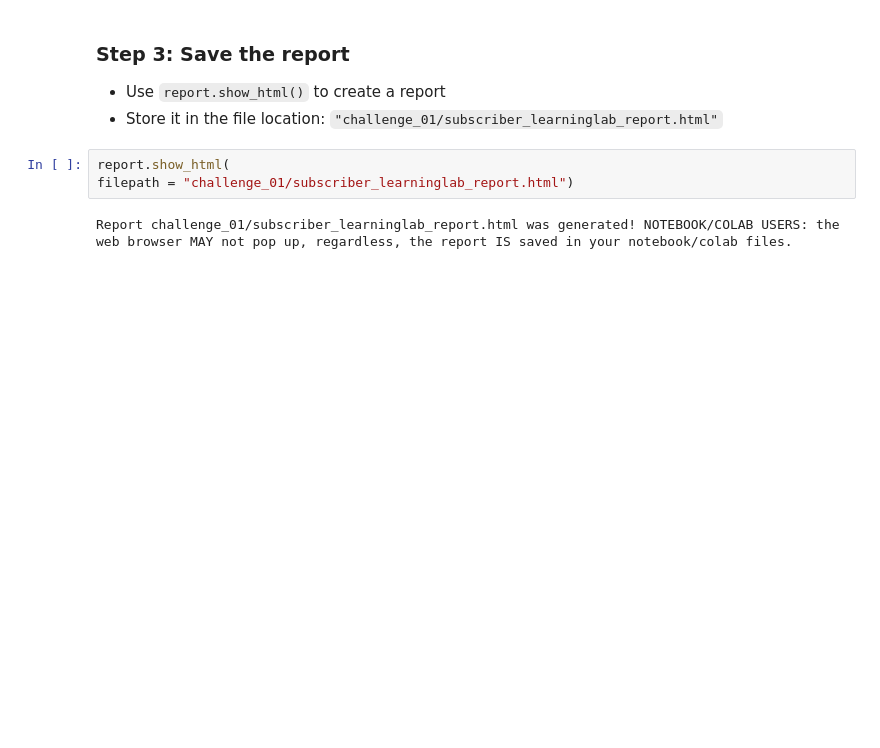
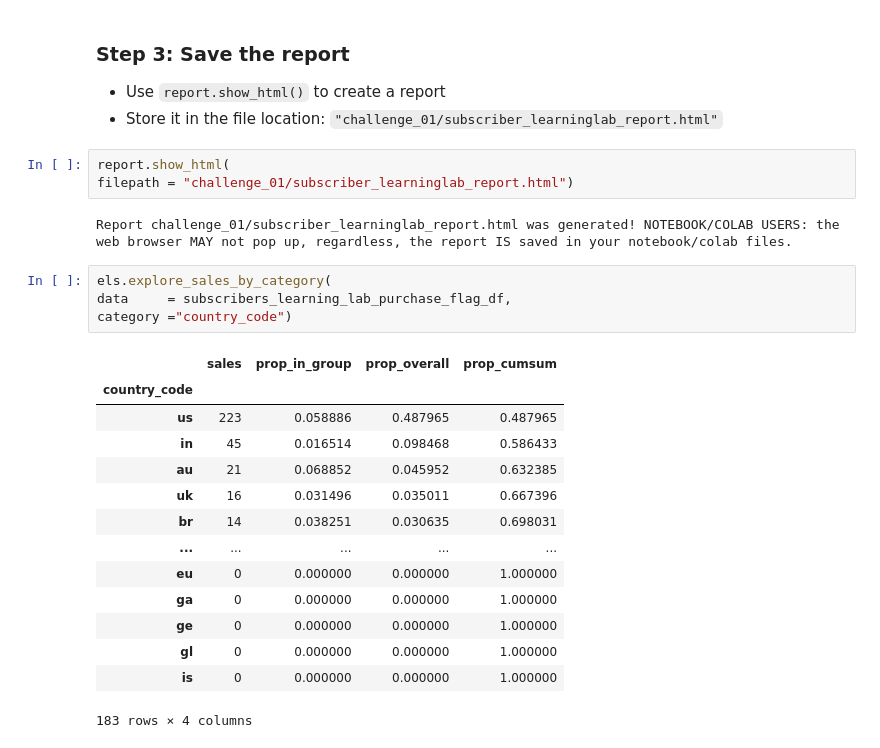
Before and after one commit to eliekawerk/ds4b_201p_course, a Jupyter notebook: challenge_01/ch1_specific_products.ipynb, the cells around one changed output. Saved outputs shown, nothing was run; the diff lists cells and outputs as text; blank space fills up the shorter version.

```diff
--- a/challenge_01/ch1_specific_products.ipynb
+++ b/challenge_01/ch1_specific_products.ipynb
@@ -372,3 +408,22 @@ report.show_html(
 filepath = "challenge_01/subscriber_learninglab_report.html")
 # %% [output]
 Report challenge_01/subscriber_learninglab_report.html was generated! NOTEBOOK/COLAB USERS: the web browser MAY not pop up, regardless, the report IS saved in your notebook/colab files.
+# %%
+els.explore_sales_by_category(
+data     = subscribers_learning_lab_purchase_flag_df,
+category ="country_code")
+# %% [output]
+|  | sales | prop_in_group | prop_overall | prop_cumsum |
+| country_code |  |  |  |  |
+| us | 223 | 0.058886 | 0.487965 | 0.487965 |
+| in | 45 | 0.016514 | 0.098468 | 0.586433 |
+| au | 21 | 0.068852 | 0.045952 | 0.632385 |
+| uk | 16 | 0.031496 | 0.035011 | 0.667396 |
+| br | 14 | 0.038251 | 0.030635 | 0.698031 |
+| ... | ... | ... | ... | ... |
+| eu | 0 | 0.000000 | 0.000000 | 1.000000 |
+| ga | 0 | 0.000000 | 0.000000 | 1.000000 |
+| ge | 0 | 0.000000 | 0.000000 | 1.000000 |
+| gl | 0 | 0.000000 | 0.000000 | 1.000000 |
+| is | 0 | 0.000000 | 0.000000 | 1.000000 |
+183 rows × 4 columns
```
Also changed, not shown: parts of 5 cells of this notebook, 3 other files.
